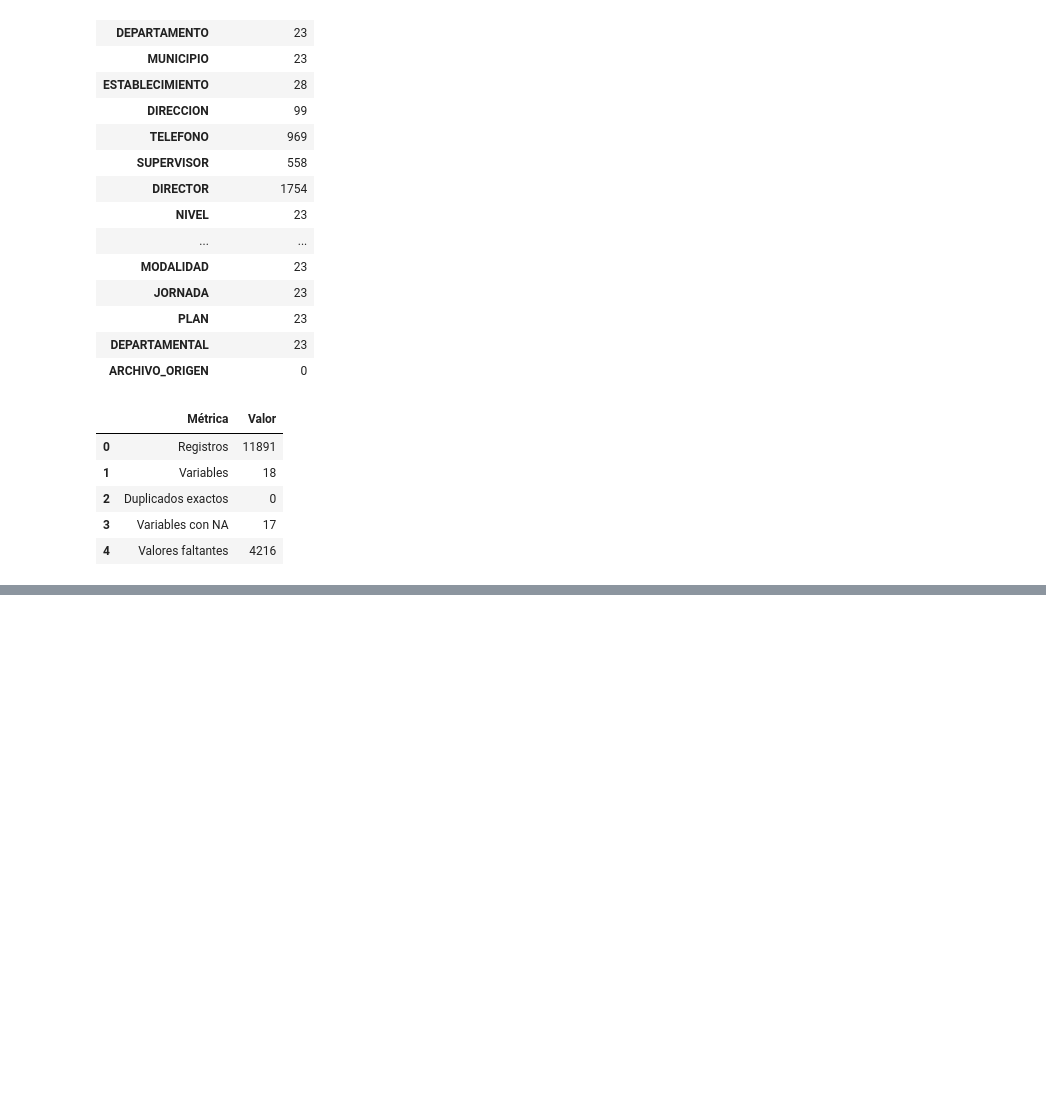
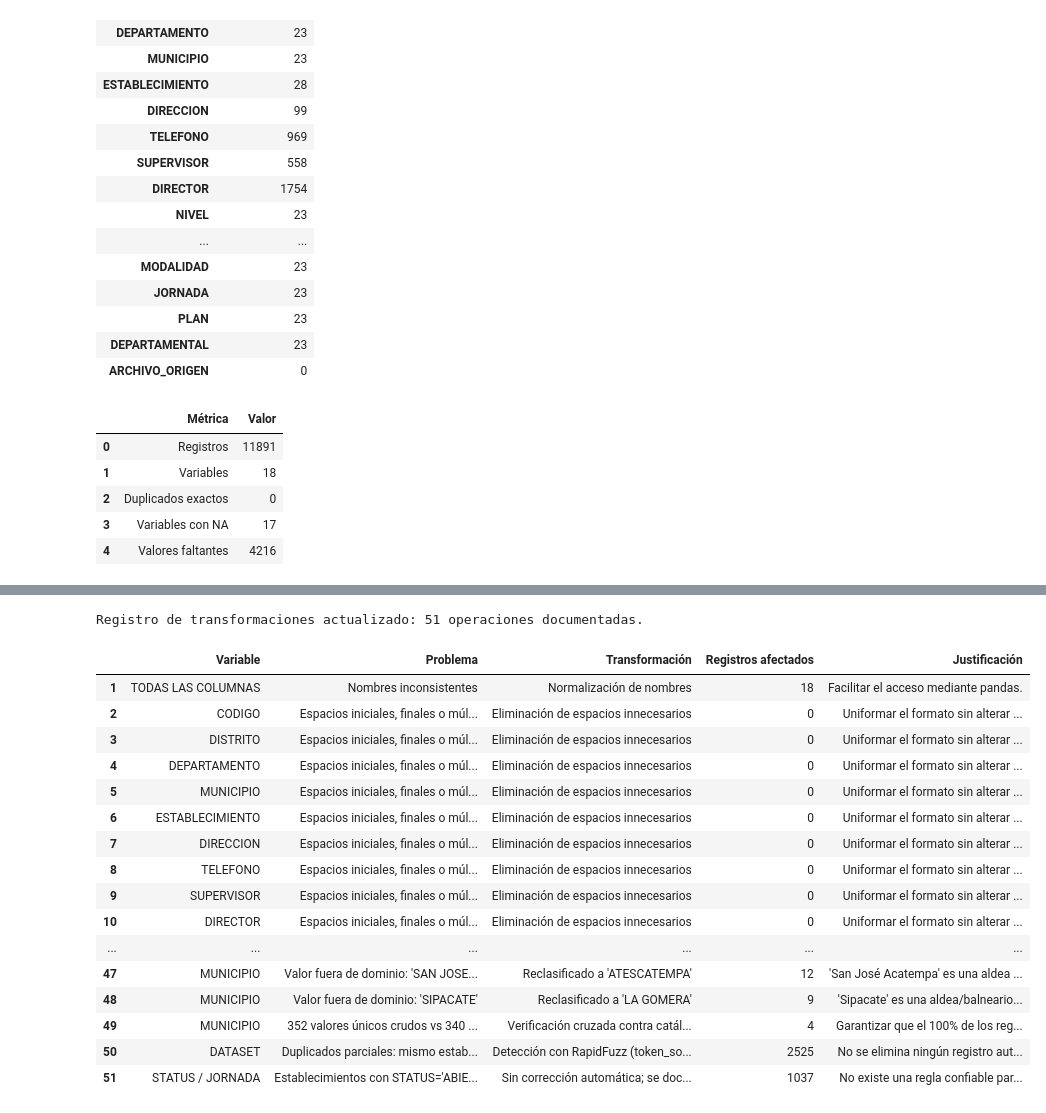
Before and after one commit to Emadlgg/Data_Science, a Jupyter notebook: Proyecto1/Proyecto1.ipynb, the cells around one changed output, grey strips where cells are left out. Drawn from its saved outputs; the diff is of its cells as text; code cells hidden in the pictures; blank space fills up the shorter version.

```diff
--- a/Proyecto1/Proyecto1.ipynb
+++ b/Proyecto1/Proyecto1.ipynb
@@ -686,0 +2217,31 @@ resumen
+# %%
+registro_final = pd.DataFrame(registro_transformaciones)
+registro_final.index = registro_final.index + 1
+
+registro_final.to_csv(
+    CLEAN_FOLDER / "registro_transformaciones.csv",
+    index=False,
+    encoding="utf-8-sig"
+)
+
+print(f"Registro de transformaciones actualizado: {len(registro_final)} operaciones documentadas.")
+registro_final
+# %% [output]
+Registro de transformaciones actualizado: 51 operaciones documentadas.
+|  | Variable | Problema | Transformación | Registros afectados | Justificación |
+| 1 | TODAS LAS COLUMNAS | Nombres inconsistentes | Normalización de nombres | 18 | Facilitar el acceso mediante pandas. |
+| 2 | CODIGO | Espacios iniciales, finales o múl... | Eliminación de espacios innecesarios | 0 | Uniformar el formato sin alterar ... |
+| 3 | DISTRITO | Espacios iniciales, finales o múl... | Eliminación de espacios innecesarios | 0 | Uniformar el formato sin alterar ... |
+| 4 | DEPARTAMENTO | Espacios iniciales, finales o múl... | Eliminación de espacios innecesarios | 0 | Uniformar el formato sin alterar ... |
+| 5 | MUNICIPIO | Espacios iniciales, finales o múl... | Eliminación de espacios innecesarios | 0 | Uniformar el formato sin alterar ... |
+| 6 | ESTABLECIMIENTO | Espacios iniciales, finales o múl... | Eliminación de espacios innecesarios | 0 | Uniformar el formato sin alterar ... |
+| 7 | DIRECCION | Espacios iniciales, finales o múl... | Eliminación de espacios innecesarios | 0 | Uniformar el formato sin alterar ... |
+| 8 | TELEFONO | Espacios iniciales, finales o múl... | Eliminación de espacios innecesarios | 0 | Uniformar el formato sin alterar ... |
+| 9 | SUPERVISOR | Espacios iniciales, finales o múl... | Eliminación de espacios innecesarios | 0 | Uniformar el formato sin alterar ... |
+| 10 | DIRECTOR | Espacios iniciales, finales o múl... | Eliminación de espacios innecesarios | 0 | Uniformar el formato sin alterar ... |
+| ... | ... | ... | ... | ... | ... |
+| 47 | MUNICIPIO | Valor fuera de dominio: 'SAN JOSE... | Reclasificado a 'ATESCATEMPA' | 12 | 'San José Acatempa' es una aldea ... |
+| 48 | MUNICIPIO | Valor fuera de dominio: 'SIPACATE' | Reclasificado a 'LA GOMERA' | 9 | 'Sipacate' es una aldea/balneario... |
+| 49 | MUNICIPIO | 352 valores únicos crudos vs 340 ... | Verificación cruzada contra catál... | 4 | Garantizar que el 100% de los reg... |
+| 50 | DATASET | Duplicados parciales: mismo estab... | Detección con RapidFuzz (token_so... | 2525 | No se elimina ningún registro aut... |
+| 51 | STATUS / JORNADA | Establecimientos con STATUS='ABIE... | Sin corrección automática; se doc... | 1037 | No existe una regla confiable par... |
```
Also changed, not shown: parts of 76 cells of this notebook, 33 other files.
